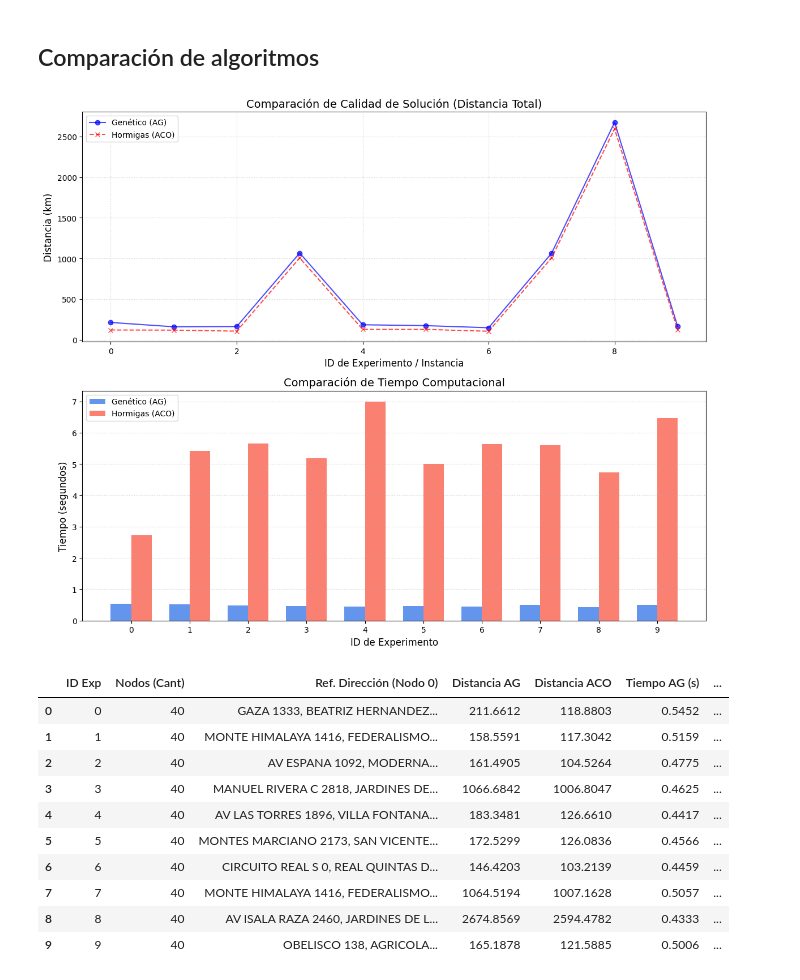
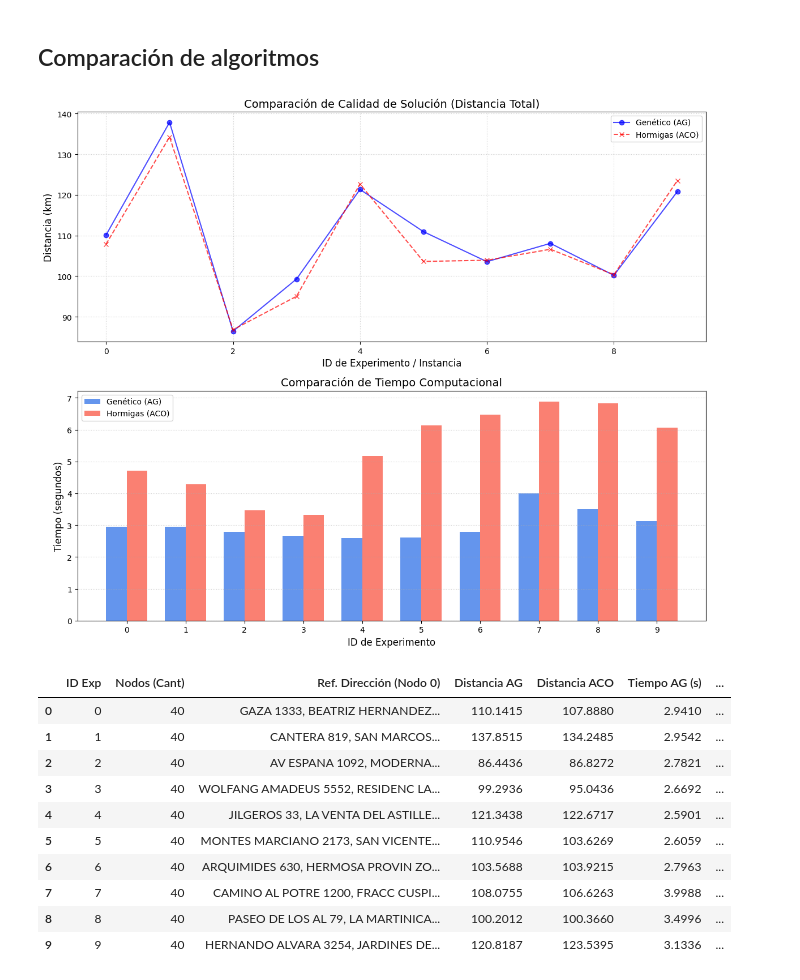
Before and after one commit to steffanylars/MA2015_DisenoAlgoritmosMatematicosBioinspirados, a Jupyter notebook: MA2015_SP_TSP.ipynb, the cells around one changed output. Drawn from its saved outputs; the diff is of its cells as text; code cells hidden in the pictures.

```diff
--- a/MA2015_SP_TSP.ipynb
+++ b/MA2015_SP_TSP.ipynb
@@ -377,7 +496,7 @@ grafos_40 = []
 
 
 for i in range(10):
-    distancias, metadatos = construir_grafo_completo("direcciones_lat_lon.csv", 40, semilla=i)
+    distancias, metadatos = construir_grafo_completo("direcciones_lat_lon_limpio.csv", 40, semilla=i)
 
     experimento = {
         'id_experimento': i,
@@ -948,22 +1113,22 @@ def generar_reporte_completo(lista_resultados):
 # %%
 df = generar_reporte_completo(grafos_40)
 # %% [output]
-[figure, old version]
+[figure, new version]
 # %%
-df.to_csv("Reporte_Comparativo_TSP.csv", index=False)
+df.to_csv("Reporte_Comparativo_TSP_40.csv", index=False)
 df
 # %% [output]
 |  | ID Exp | Nodos (Cant) | Ref. Dirección (Nodo 0) | Distancia AG | Distancia ACO | Tiempo AG (s) | ... |
-| 0 | 0 | 40 | GAZA 1333, BEATRIZ HERNANDEZ... | 211.6612 | 118.8803 | 0.5452 | ... |
-| 1 | 1 | 40 | MONTE HIMALAYA 1416, FEDERALISMO... | 158.5591 | 117.3042 | 0.5159 | ... |
-| 2 | 2 | 40 | AV ESPANA 1092, MODERNA... | 161.4905 | 104.5264 | 0.4775 | ... |
-| 3 | 3 | 40 | MANUEL RIVERA C 2818, JARDINES DE... | 1066.6842 | 1006.8047 | 0.4625 | ... |
-| 4 | 4 | 40 | AV LAS TORRES 1896, VILLA FONTANA... | 183.3481 | 126.6610 | 0.4417 | ... |
-| 5 | 5 | 40 | MONTES MARCIANO 2173, SAN VICENTE... | 172.5299 | 126.0836 | 0.4566 | ... |
-| 6 | 6 | 40 | CIRCUITO REAL S 0, REAL QUINTAS D... | 146.4203 | 103.2139 | 0.4459 | ... |
-| 7 | 7 | 40 | MONTE HIMALAYA 1416, FEDERALISMO... | 1064.5194 | 1007.1628 | 0.5057 | ... |
-| 8 | 8 | 40 | AV ISALA RAZA 2460, JARDINES DE L... | 2674.8569 | 2594.4782 | 0.4333 | ... |
-| 9 | 9 | 40 | OBELISCO 138, AGRICOLA... | 165.1878 | 121.5885 | 0.5006 | ... |
+| 0 | 0 | 40 | GAZA 1333, BEATRIZ HERNANDEZ... | 110.1415 | 107.8880 | 2.9410 | ... |
+| 1 | 1 | 40 | CANTERA 819, SAN MARCOS... | 137.8515 | 134.2485 | 2.9542 | ... |
+| 2 | 2 | 40 | AV ESPANA 1092, MODERNA... | 86.4436 | 86.8272 | 2.7821 | ... |
+| 3 | 3 | 40 | WOLFANG AMADEUS 5552, RESIDENC LA... | 99.2936 | 95.0436 | 2.6692 | ... |
+| 4 | 4 | 40 | JILGEROS 33, LA VENTA DEL ASTILLE... | 121.3438 | 122.6717 | 2.5901 | ... |
+| 5 | 5 | 40 | MONTES MARCIANO 2173, SAN VICENTE... | 110.9546 | 103.6269 | 2.6059 | ... |
+| 6 | 6 | 40 | ARQUIMIDES 630, HERMOSA PROVIN ZO... | 103.5688 | 103.9215 | 2.7963 | ... |
+| 7 | 7 | 40 | CAMINO AL POTRE 1200, FRACC CUSPI... | 108.0755 | 106.6263 | 3.9988 | ... |
+| 8 | 8 | 40 | PASEO DE LOS AL 79, LA MARTINICA... | 100.2012 | 100.3660 | 3.4996 | ... |
+| 9 | 9 | 40 | HERNANDO ALVARA 3254, JARDINES DE... | 120.8187 | 123.5395 | 3.1336 | ... |
 # %%
 def normalizar_ciclo(ruta):
     """
```
Also changed, not shown: parts of 20 cells of this notebook.
